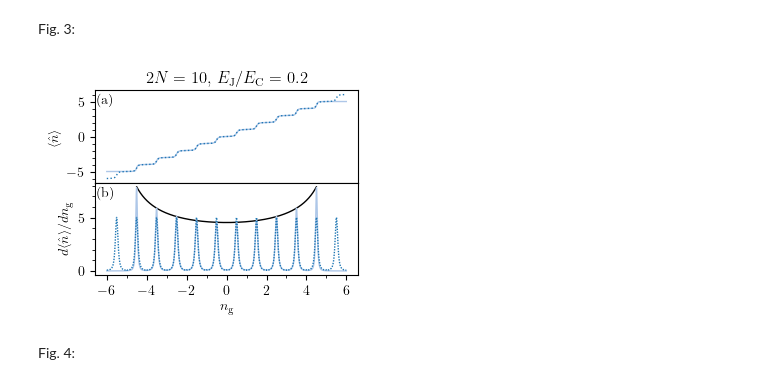
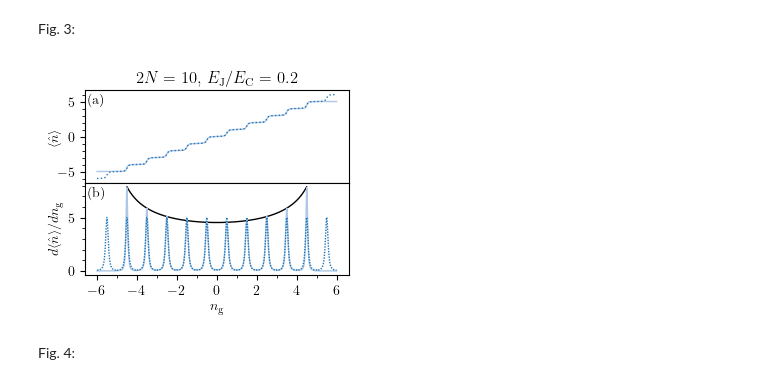
Before and after one commit to thomasmaldonado/finite-island-josephson, a Jupyter notebook: finite-island-josephson.ipynb, the cells around one changed output. Saved outputs shown, nothing was run; the diff lists cells and outputs as text; code cells hidden in the pictures.

```diff
--- a/finite-island-josephson.ipynb
+++ b/finite-island-josephson.ipynb
@@ -204,9 +201,8 @@ plt.show()
 # %% [markdown]
 Fig. 3:
 # %%
-# FIG. 3
+# === Data collection ===
 
-# === Data collection ===
 warnings.filterwarnings('ignore')
 session = WolframLanguageSession()
 session.start()
@@ -251,9 +247,8 @@ def E(k, EC, EJ, ng, N):
     v = eigvecs[:,0]
     return np.sum(v**2 * np.arange(-N, N+1)) / np.sum(v**2)
 
-# Parameters
-E_C = 1
-E_J = 0.2
+EC = 1
+EJ = 0.2
 N = 5
 num_unit_cells = 12
 half_nc = 100
@@ -264,49 +259,44 @@ def get_ngs_unit_cell(half_nc):
 ngs_unit_cell = get_ngs_unit_cell(half_nc)
 ngs = np.concatenate([ngs_unit_cell + i for i in range(-num_unit_cells//2, num_unit_cells//2)])
 
-# Compute averages
-avg_ns = np.array([E(0, E_C, E_J, ng, N) for ng in ngs])
-if N == round(N):
-    mathieu_base = np.array([mathieu_avg_n(0, E_C, E_J, ng) for ng in ngs_unit_cell])
-else:
-    mathieu_base = np.array([mathieu_avg_n(0, E_C, E_J, ng-0.5) for ng in ngs_unit_cell])
+avg_ns = np.array([E(0, EC, EJ, ng, N) for ng in ngs])
+parity = (1 - int(N == np.round(N)))
+mathieu_base = np.array([mathieu_avg_n(0, EC, EJ, ng - parity/2) for ng in ngs_unit_cell])
 mathieu_avg_ns = np.concatenate([mathieu_base + i for i in range(-num_unit_cells//2, num_unit_cells//2)])
 
 session.stop()
 
 # === Figure generation ===
+
 fig, ax = plt.subplots(2, 1, sharex=True, figsize=(3.4, 2.4), gridspec_kw={'hspace': 0})
 colors = plt.colormaps["tab20"].colors
 dx = ngs[1] - ngs[0]
 
 ax[0].plot(ngs, avg_ns, lw=1, color=colors[1], label=r'$N<\infty$')
 ax[0].plot(ngs, mathieu_avg_ns, lw=1, ls='dotted', color=colors[0], label=r'$N\rightarrow\infty$')
-ax[0].set_ylabel(r'$\langle \hat{n} \rangle$')
-ax[0].set_title(rf'$2N = {2*N}$, $E_\text{{J}}/E_\text{{C}} = {E_J/E_C}$')
+ax[0].set_ylabel(r'$\langle \hat{n} \rangle$', labelpad = -3)
+ax[0].set_title(rf'$2N = {2*N}$, $E_\text{{J}}/E_\text{{C}} = {EJ/EC}$')
 
 ax[1].plot(ngs, np.gradient(avg_ns, dx), lw=1, color=colors[1], label=r'$N<\infty$')
 ax[1].plot(ngs, np.gradient(mathieu_avg_ns, dx), lw=1, ls=(0, (1, 1)), color=colors[0], label=r'$N\rightarrow\infty$')
 
-# Analytical derivative overlay
 cond = np.abs(ngs) < (N - 0.5)
-ax[1].plot(ngs[cond], 2*N*E_C/(E_J * np.sqrt((1+2*N)**2 - 4*ngs[cond]**2)), 'k', lw=1, zorder=-10)
+ax[1].plot(ngs[cond], 2*N*EC/(EJ * np.sqrt((1+2*N)**2 - 4*ngs[cond]**2)), 'k', lw=1, zorder=-10)
 
 ax[1].set_ylabel(r'$d\langle \hat{n} \rangle/dn_\text{g}$')
 ax[1].set_xlabel(r'$n_\text{g}$')
 ax[1].set_xticks(np.arange(-N-1, N+2, 2))
 ax[1].xaxis.set_minor_locator(ticker.MultipleLocator(1))
 
-# Panel labels
 ax[0].text(0.01, 0.85, '(a)', transform=ax[0].transAxes, bbox=dict(facecolor='white', edgecolor='none', boxstyle='square,pad=.1'))
 ax[1].text(0.01, 0.85, '(b)', transform=ax[1].transAxes, bbox=dict(facecolor='white', edgecolor='none', boxstyle='square,pad=.1'))
 
-for a in ax:
-    a.yaxis.set_minor_locator(ticker.MultipleLocator(1))
+for a in ax: a.yaxis.set_minor_locator(ticker.MultipleLocator(1))
 
-plt.savefig("fig3.pdf", bbox_inches="tight", pad_inches=0)
+plt.savefig("fig3.pdf", bbox_inches="tight")#, pad_inches=0)
 plt.show()
 # %% [output]
-[figure, old version]
+[figure, new version]
 # %% [markdown]
 Fig. 4:
 # %%
```
Also changed, not shown: parts of 7 cells of this notebook, 5 other files.
